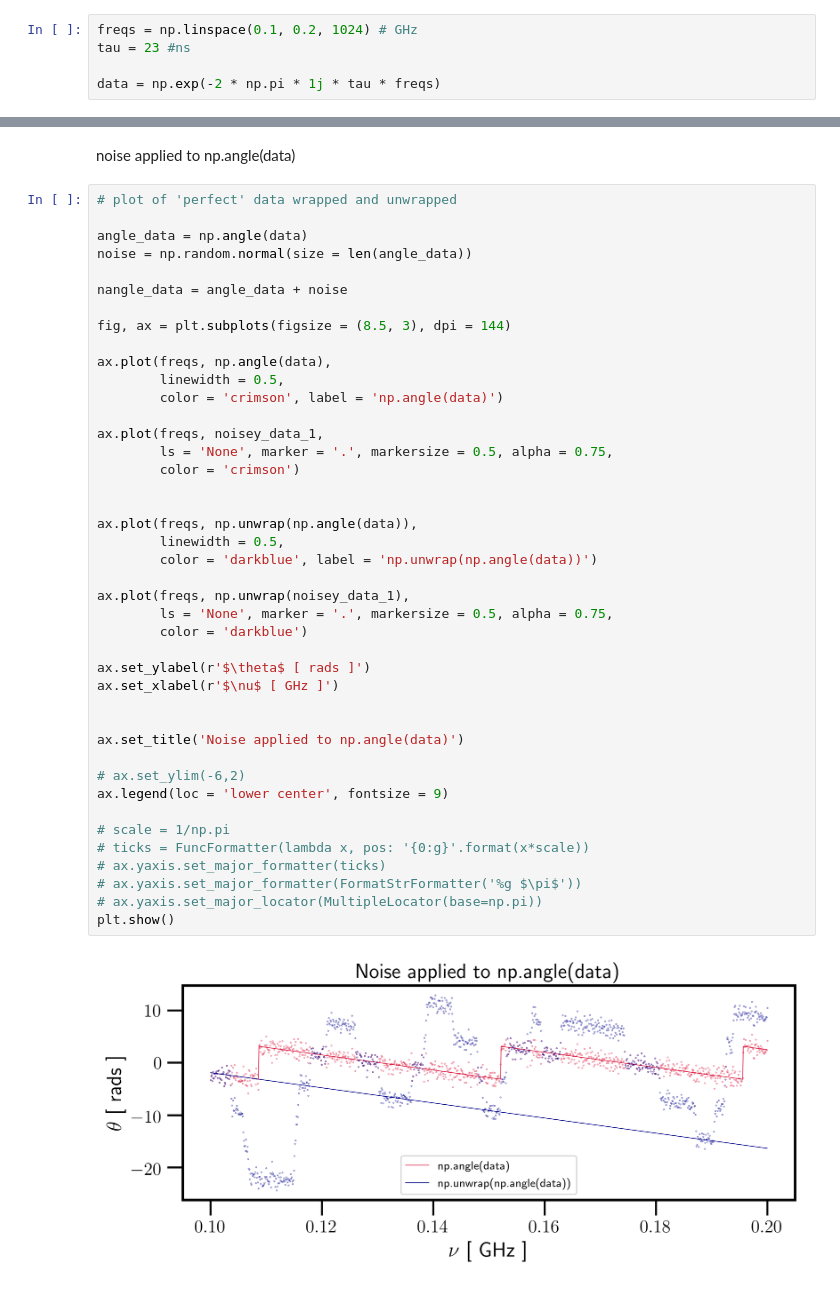
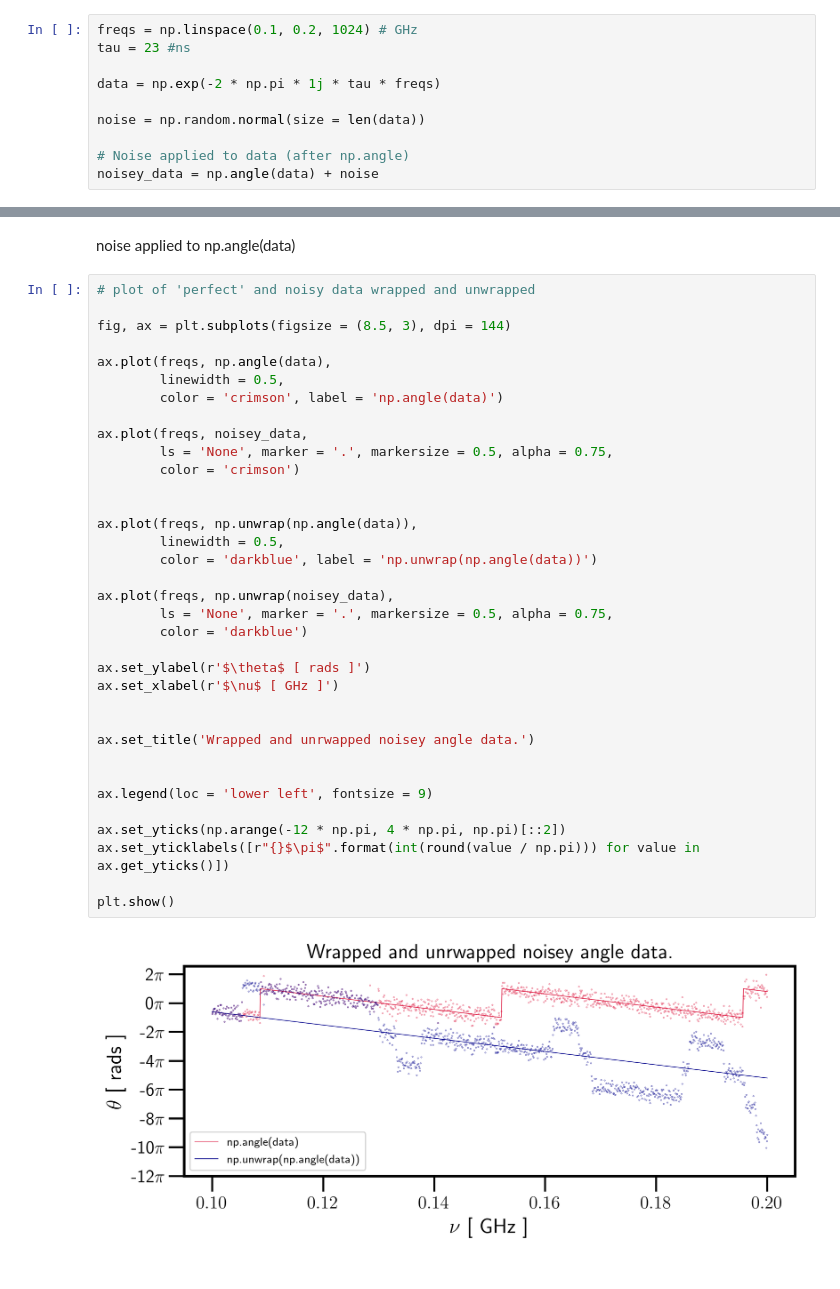
Before and after one commit to andrewasheridan/hera_sandbox, a Jupyter notebook: aas/Wrap_Unwrap/wrap_unwrap_playground.ipynb, the cells around one changed output, grey strips where cells are left out. Saved outputs shown, nothing was run; the diff lists cells and outputs as text.

```diff
--- a/aas/Wrap_Unwrap/wrap_unwrap_playground.ipynb
+++ b/aas/Wrap_Unwrap/wrap_unwrap_playground.ipynb
@@ -12,3 +12,8 @@ freqs = np.linspace(0.1, 0.2, 1024) # GHz
 tau = 23 #ns
 
 data = np.exp(-2 * np.pi * 1j * tau * freqs)
+
+noise = np.random.normal(size = len(data))
+
+# Noise applied to data (after np.angle)
+noisey_data = np.angle(data) + noise
@@ -59,46 +33,39 @@ plt.show()
 # %% [markdown]
 noise applied to np.angle(data)
 # %%
-# plot of 'perfect' data wrapped and unwrapped
-
-angle_data = np.angle(data)
-noise = np.random.normal(size = len(angle_data))
-
-nangle_data = angle_data + noise
+# plot of 'perfect' and noisy data wrapped and unwrapped
 
 fig, ax = plt.subplots(figsize = (8.5, 3), dpi = 144)
 
 ax.plot(freqs, np.angle(data),
         linewidth = 0.5,
         color = 'crimson', label = 'np.angle(data)')
 
-ax.plot(freqs, noisey_data_1,
+ax.plot(freqs, noisey_data,
         ls = 'None', marker = '.', markersize = 0.5, alpha = 0.75,
         color = 'crimson')
 
 
 ax.plot(freqs, np.unwrap(np.angle(data)),
         linewidth = 0.5,
         color = 'darkblue', label = 'np.unwrap(np.angle(data))')
 
-ax.plot(freqs, np.unwrap(noisey_data_1),
+ax.plot(freqs, np.unwrap(noisey_data),
         ls = 'None', marker = '.', markersize = 0.5, alpha = 0.75,
         color = 'darkblue')
 
 ax.set_ylabel(r'$\theta$ [ rads ]')
 ax.set_xlabel(r'$\nu$ [ GHz ]')
 
 
-ax.set_title('Noise applied to np.angle(data)')
+ax.set_title('Wrapped and unrwapped noisey angle data.')
 
-# ax.set_ylim(-6,2)
-ax.legend(loc = 'lower center', fontsize = 9)
 
-# scale = 1/np.pi
-# ticks = FuncFormatter(lambda x, pos: '{0:g}'.format(x*scale))
-# ax.yaxis.set_major_formatter(ticks)
-# ax.yaxis.set_major_formatter(FormatStrFormatter('%g $\pi$'))
-# ax.yaxis.set_major_locator(MultipleLocator(base=np.pi))
+ax.legend(loc = 'lower left', fontsize = 9)
+
+ax.set_yticks(np.arange(-12 * np.pi, 4 * np.pi, np.pi)[::2])
+ax.set_yticklabels([r"{}$\pi$".format(int(round(value / np.pi))) for value in ax.get_yticks()])
+
 plt.show()
 # %% [output]
-[figure, old version]
+[figure, new version]
```
Also changed, not shown: parts of 17 cells of this notebook.
